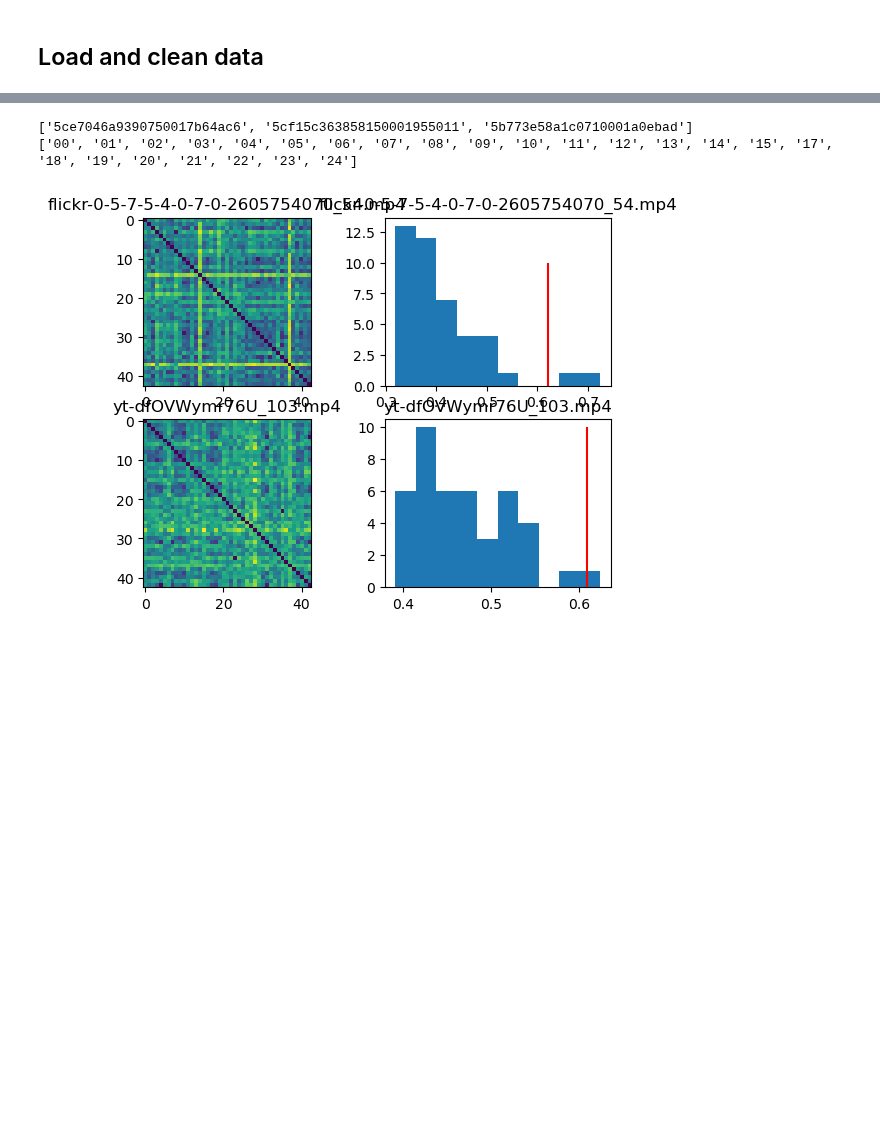
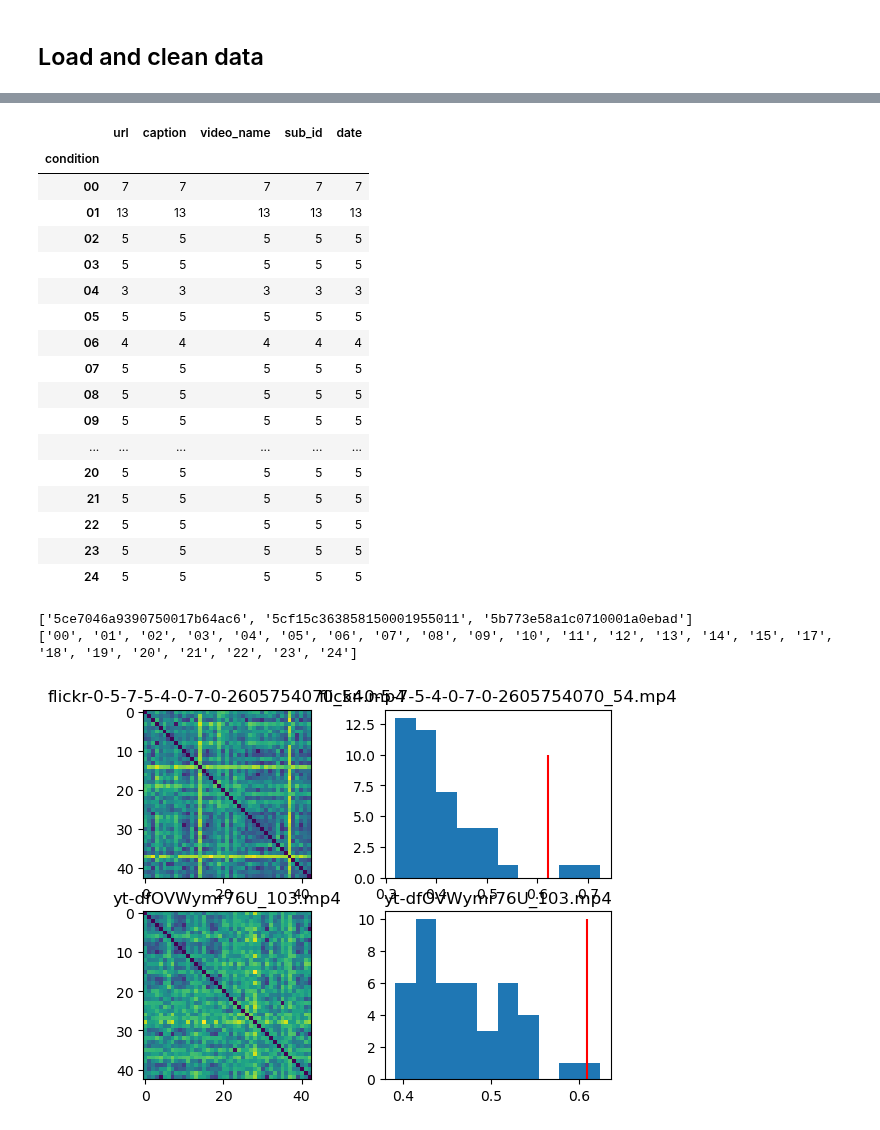
Before and after one commit to Isik-lab/SIfMRI_modeling, a Jupyter notebook: notebooks/preprocess_captions.ipynb, the cells around one changed output, grey strips where cells are left out. Drawn from its saved outputs; the diff is of its cells as text; code cells hidden in the pictures; blank space fills up the shorter version.

```diff
--- a/notebooks/preprocess_captions.ipynb
+++ b/notebooks/preprocess_captions.ipynb
@@ -107,3 +115,24 @@ extra_data
+# %%
+data.drop_duplicates(subset=['sub_id']).groupby(['condition']).count()
+# %% [output]
+|  | url | caption | video_name | sub_id | date |
+| condition |  |  |  |  |  |
+| 00 | 7 | 7 | 7 | 7 | 7 |
+| 01 | 13 | 13 | 13 | 13 | 13 |
+| 02 | 5 | 5 | 5 | 5 | 5 |
+| 03 | 5 | 5 | 5 | 5 | 5 |
+| 04 | 3 | 3 | 3 | 3 | 3 |
+| 05 | 5 | 5 | 5 | 5 | 5 |
+| 06 | 4 | 4 | 4 | 4 | 4 |
+| 07 | 5 | 5 | 5 | 5 | 5 |
+| 08 | 5 | 5 | 5 | 5 | 5 |
+| 09 | 5 | 5 | 5 | 5 | 5 |
+| ... | ... | ... | ... | ... | ... |
+| 20 | 5 | 5 | 5 | 5 | 5 |
+| 21 | 5 | 5 | 5 | 5 | 5 |
+| 22 | 5 | 5 | 5 | 5 | 5 |
+| 23 | 5 | 5 | 5 | 5 | 5 |
+| 24 | 5 | 5 | 5 | 5 | 5 |
 # %%
 from sentence_transformers import SentenceTransformer
 llm = SentenceTransformer('sentence-transformers/all-MiniLM-L12-v1')
```
Also changed, not shown: parts of 5 cells of this notebook.
